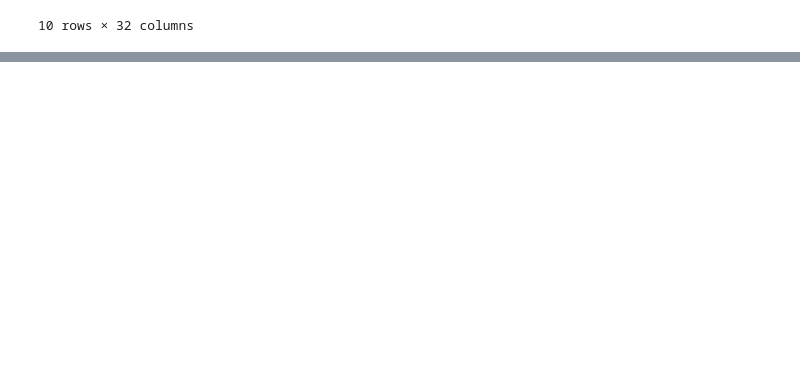
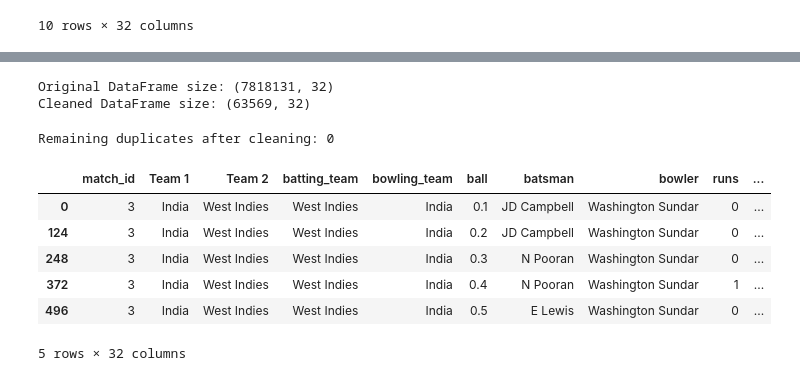
Before and after one commit to niiiiiiiiik/research_project, a Jupyter notebook: toss_assistant.ipynb, the cells around one changed output, grey strips where cells are left out. Drawn from its saved outputs; the diff is of its cells as text; code cells hidden in the pictures; blank space fills up the shorter version.

Commit message:
cleaned data

```diff
--- a/toss_assistant.ipynb
+++ b/toss_assistant.ipynb
@@ -637,0 +689,5 @@ combined_df.to_csv('combined_data.csv.gz', index=False, compression='gzip')
+# %%
+# Convert list of names to a single underscore-separated string
+combined_df['player_of_the_match'] = combined_df['player_of_the_match'].apply(
+    lambda x: '_'.join(x).replace(' ', '_') if isinstance(x, list) else x.replace(' ', '_')
+)
@@ -637,0 +733,16 @@ combined_df.to_csv('combined_data.csv.gz', index=False, compression='gzip')
+# %%
+# Removing duplicates, keeping the first occurrence
+cleaned_df = combined_df.drop_duplicates(keep='first')
+
+# Verifying the change
+print(f"Original DataFrame size: {combined_df.shape}")
+print(f"Cleaned DataFrame size: {cleaned_df.shape}")
+# %% [output]
+Original DataFrame size: (7818131, 32)
+Cleaned DataFrame size: (63569, 32)
+# %%
+# Check if there are any duplicates left
+remaining_duplicates = cleaned_df.duplicated().sum()
+print(f"Remaining duplicates after cleaning: {remaining_duplicates}")
+# %% [output]
+Remaining duplicates after cleaning: 0
@@ -637,0 +751,10 @@ combined_df.to_csv('combined_data.csv.gz', index=False, compression='gzip')
+# %%
+cleaned_df.head()
+# %% [output]
+|  | match_id | Team 1 | Team 2 | batting_team | bowling_team | ball | batsman | bowler | runs | ... |
+| 0 | 3 | India | West Indies | West Indies | India | 0.1 | JD Campbell | Washington Sundar | 0 | ... |
+| 124 | 3 | India | West Indies | West Indies | India | 0.2 | JD Campbell | Washington Sundar | 0 | ... |
+| 248 | 3 | India | West Indies | West Indies | India | 0.3 | N Pooran | Washington Sundar | 0 | ... |
+| 372 | 3 | India | West Indies | West Indies | India | 0.4 | N Pooran | Washington Sundar | 1 | ... |
+| 496 | 3 | India | West Indies | West Indies | India | 0.5 | E Lewis | Washington Sundar | 0 | ... |
+5 rows × 32 columns
```
Also changed, not shown: parts of 13 cells of this notebook, 3 other files.
